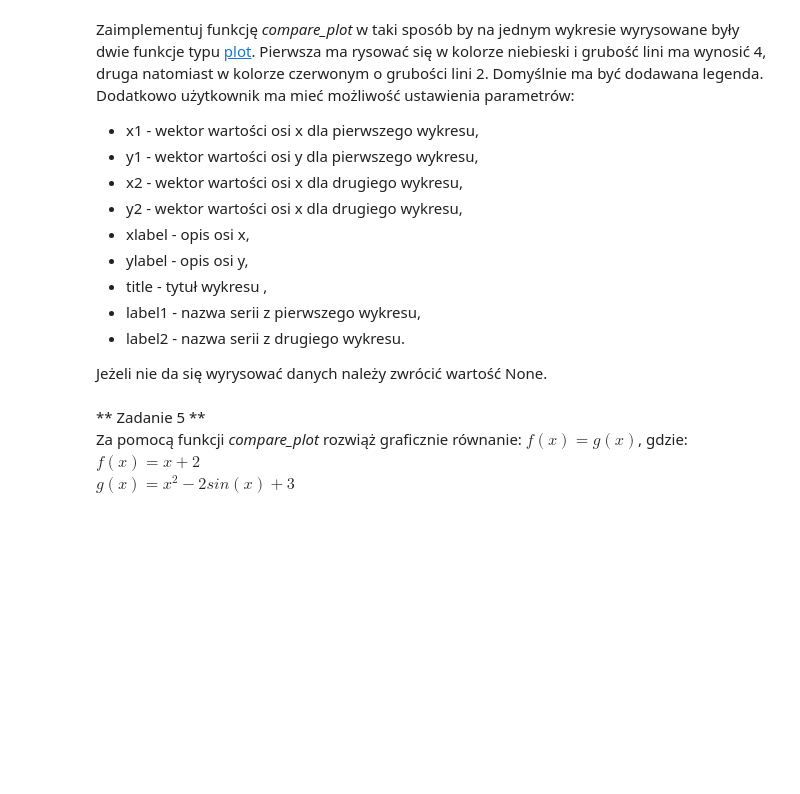
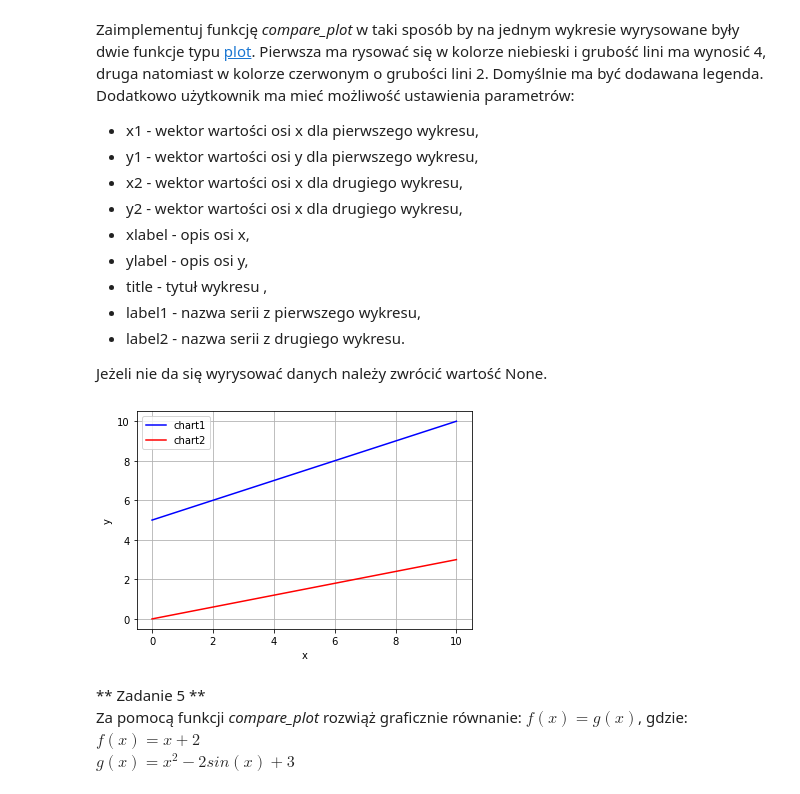
Before and after one commit to michasbueno/metody_numeryczne, a Jupyter notebook: numerki_lab2/sprawozdanie.ipynb, the cells around one changed output. Cells and saved outputs as stored; diff of their text form; code cells hidden in the pictures; blank space fills up the shorter version.

```diff
--- a/numerki_lab2/sprawozdanie.ipynb
+++ b/numerki_lab2/sprawozdanie.ipynb
@@ -138,6 +137,24 @@ Zaimplementuj funkcję *compare\_plot* w taki sposób by na jednym wykresie wyry
 - label2 - nazwa serii z drugiego wykresu.
 
 Jeżeli nie da się wyrysować danych należy zwrócić wartość None.
+# %%
+def compare_plot(x1, y1, x2, y2, xlabel, ylabel, title, label1, label2):
+    plt.plot(x1, y1, color='blue', label=label1)
+    plt.plot(x2, y2, color='red', label=label2)
+    plt.xlabel(xlabel)
+    plt.ylabel(ylabel)
+    plt.grid(True)
+    plt.suptitle("")
+    plt.legend()
+    plt.show()
+
+    # TODO grubosc linii, warunek poczatkowy
+
+
+
+compare_plot(np.linspace(0, 10), np.linspace(5, 10), np.linspace(0, 10), np.linspace(0, 3), "x", "y", "jakis wykres", "chart1", "chart2")
+# %% [output]
+[figure, added]
 # %% [markdown]
 ** Zadanie 5 **
 Za pomocą funkcji *compare\_plot* rozwiąż graficznie równanie: $f(x) = g(x)$, gdzie:
```
Also changed, not shown: parts of 4 cells of this notebook.
